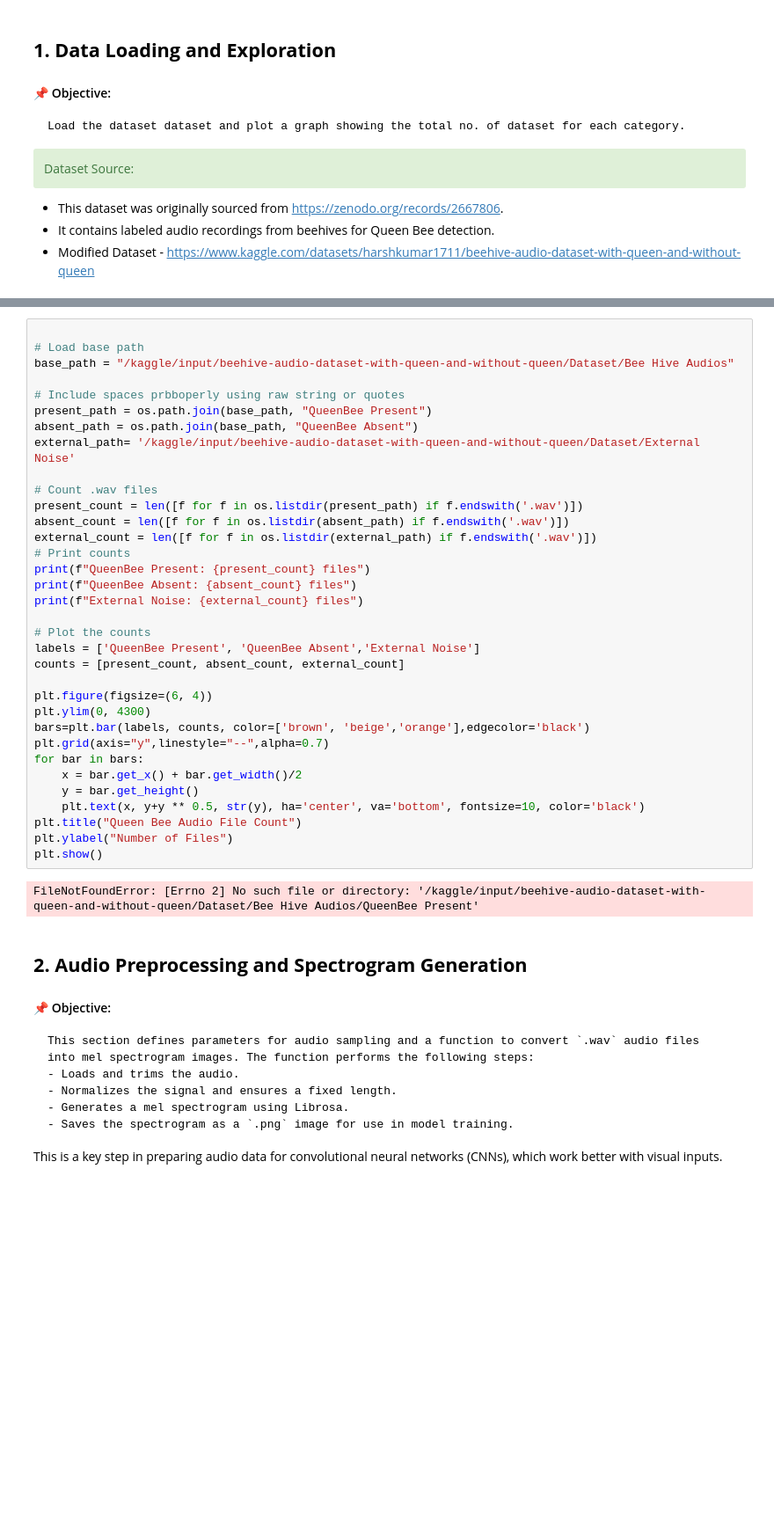
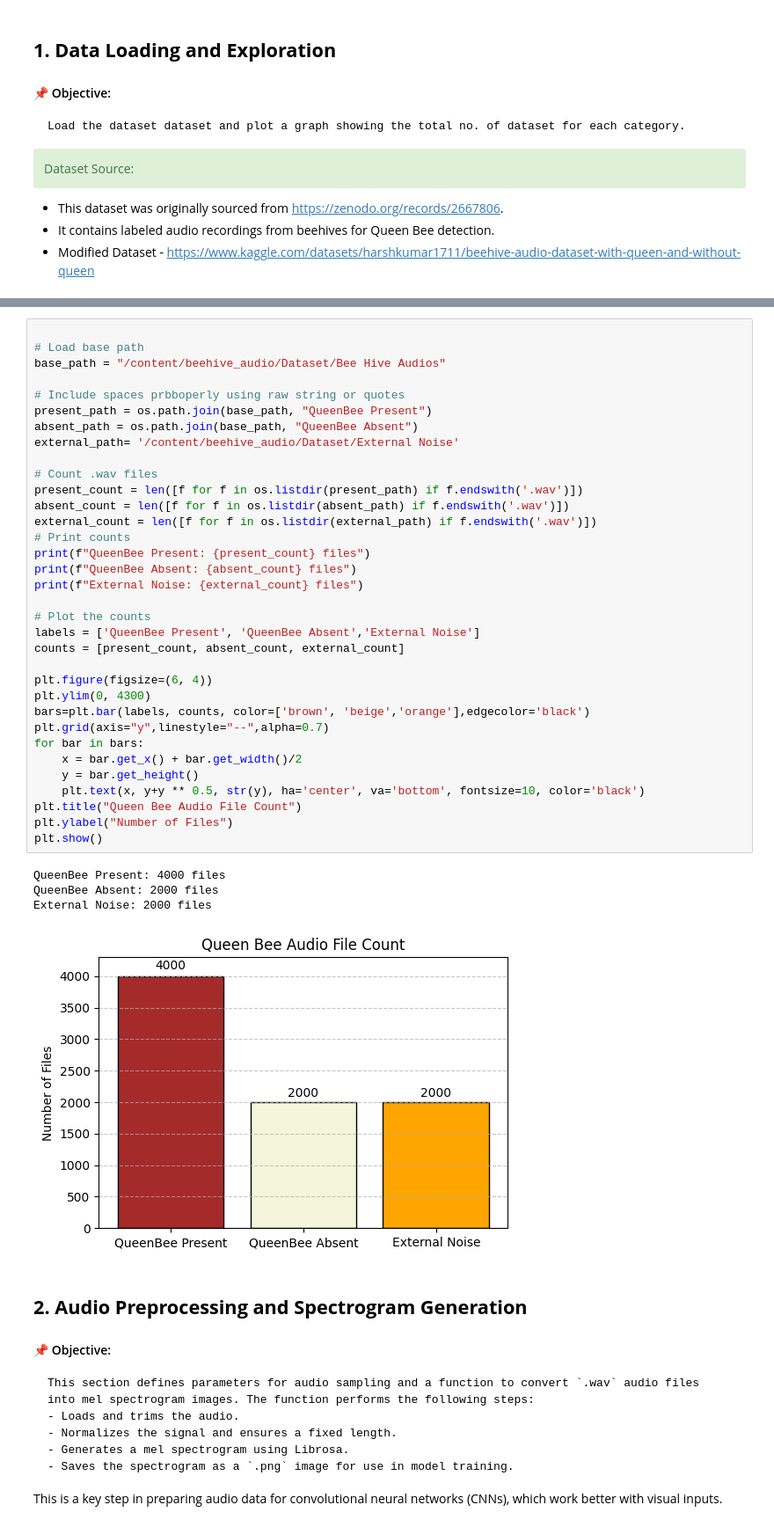
Before and after one commit to simlexx-k/QueenBeeAcoustics, a Jupyter notebook: Queen_Bee_detection_using_CNN.ipynb, the cells around one changed output, grey strips where cells are left out. Shown at 88% size. Saved outputs shown, nothing was run; the diff lists cells and outputs as text; blank space fills up the shorter version.

```diff
--- a/Queen_Bee_detection_using_CNN.ipynb
+++ b/Queen_Bee_detection_using_CNN.ipynb
@@ -117,39 +141,42 @@ for dirname, _, filenames in os.walk('/kaggle/input/'):
 # %%
 
 # Load base path
-base_path = "/kaggle/input/beehive-audio-dataset-with-queen-and-without-queen/Dataset/Bee Hive Audios"
+base_path = "/content/beehive_audio/Dataset/Bee Hive Audios"
 
 # Include spaces prbboperly using raw string or quotes
 present_path = os.path.join(base_path, "QueenBee Present")
 absent_path = os.path.join(base_path, "QueenBee Absent")
-external_path= '/kaggle/input/beehive-audio-dataset-with-queen-and-without-queen/Dataset/External Noise'
+external_path= '/content/beehive_audio/Dataset/External Noise'
 
 # Count .wav files
 present_count = len([f for f in os.listdir(present_path) if f.endswith('.wav')])
 absent_count = len([f for f in os.listdir(absent_path) if f.endswith('.wav')])
 external_count = len([f for f in os.listdir(external_path) if f.endswith('.wav')])
 # Print counts
 print(f"QueenBee Present: {present_count} files")
 print(f"QueenBee Absent: {absent_count} files")
 print(f"External Noise: {external_count} files")
 
 # Plot the counts
 labels = ['QueenBee Present', 'QueenBee Absent','External Noise']
 counts = [present_count, absent_count, external_count]
 
 plt.figure(figsize=(6, 4))
 plt.ylim(0, 4300)
 bars=plt.bar(labels, counts, color=['brown', 'beige','orange'],edgecolor='black')
 plt.grid(axis="y",linestyle="--",alpha=0.7)
 for bar in bars:
     x = bar.get_x() + bar.get_width()/2
     y = bar.get_height()
     plt.text(x, y+y ** 0.5, str(y), ha='center', va='bottom', fontsize=10, color='black')
 plt.title("Queen Bee Audio File Count")
 plt.ylabel("Number of Files")
 plt.show()
 # %% [output]
-FileNotFoundError: [Errno 2] No such file or directory: '/kaggle/input/beehive-audio-dataset-with-queen-and-without-queen/Dataset/Bee Hive Audios/QueenBee Present'
+QueenBee Present: 4000 files
+QueenBee Absent: 2000 files
+External Noise: 2000 files
+[figure, added]
 # %% [markdown]
 ## **2. Audio Preprocessing and Spectrogram Generation**
 #### 📌 Objective:
```
Also changed, not shown: parts of 5 cells of this notebook.
